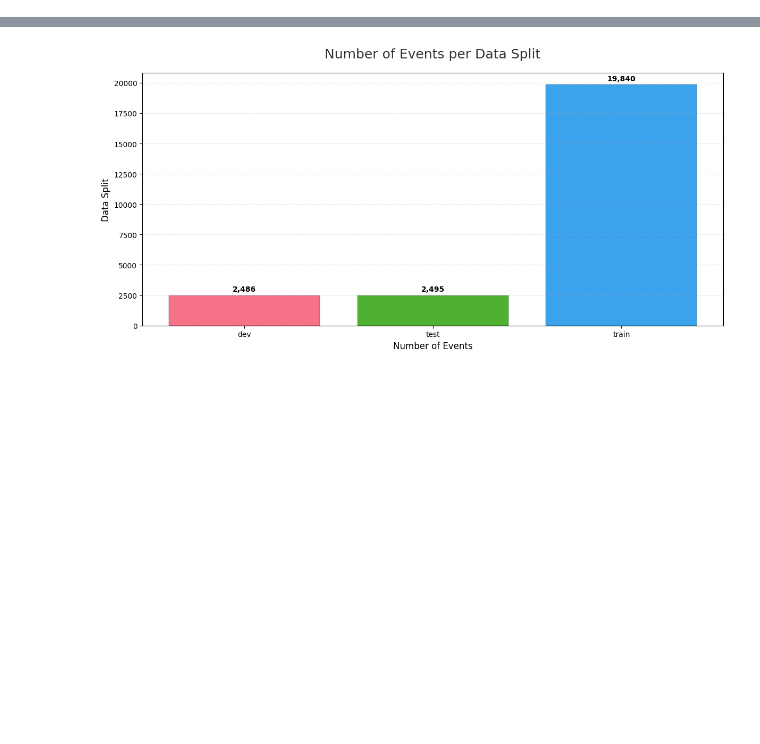
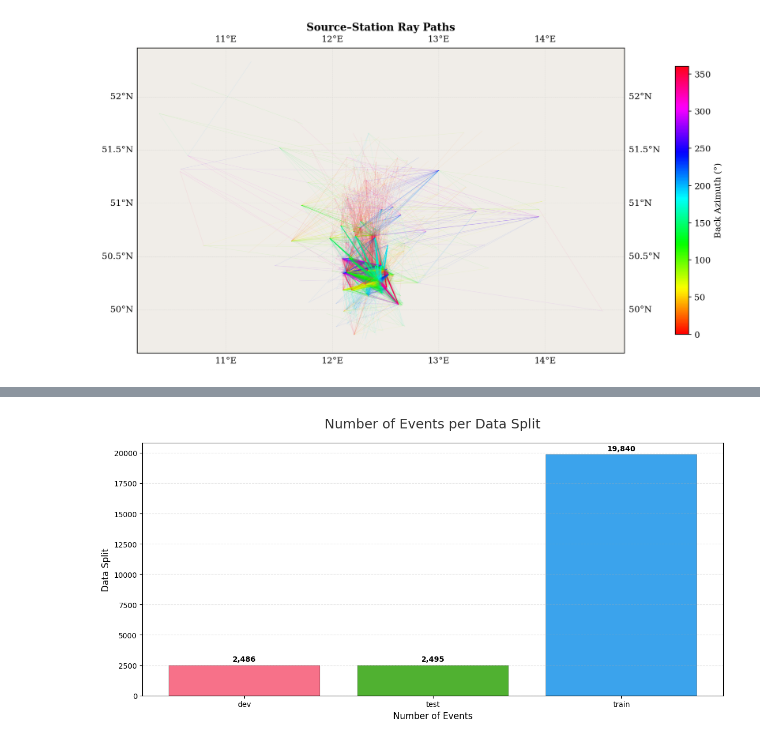
Before and after one commit to KhuzaimahAziz/thesis_seismology, a Jupyter notebook: initial_analysis.ipynb, the cells around one changed output, grey strips where cells are left out. Drawn from its saved outputs; the diff is of its cells as text; code cells hidden in the pictures; blank space fills up the shorter version.

```diff
--- a/initial_analysis.ipynb
+++ b/initial_analysis.ipynb
@@ -178,0 +202,38 @@ def plot_bar(
+# %%
+def plot_ray_paths(df, max_paths, save_path):
+    """
+    Draw source-to-station ray paths, coloured by back-azimuth.
+    Subsample for readability.
+    """
+    sub = df.sample(min(max_paths, len(df)), random_state=42)
+
+    fig = plt.figure(figsize=(12, 7))
+    ax = fig.add_subplot(1, 1, 1, projection=ccrs.PlateCarree())
+    ax.add_feature(cfeature.LAND,  facecolor="#f0ede8")
+    ax.add_feature(cfeature.OCEAN, facecolor="#d6e8f0")
+    ax.add_feature(cfeature.COASTLINE, linewidth=0.4, edgecolor="0.3")
+
+    norm = Normalize(0, 360)
+    cmap = cm.get_cmap("hsv")
+    for _, row in sub.iterrows():
+        color = cmap(norm(row["path_back_azimuth_deg"]))
+        ax.plot(
+            [row["source_longitude_deg"], row["station_longitude_deg"]],
+            [row["source_latitude_deg"],  row["station_latitude_deg"]],
+            color=color, alpha=0.08, linewidth=0.5,
+            transform=ccrs.PlateCarree(),
+        )
+
+    sm = plt.cm.ScalarMappable(cmap="hsv", norm=norm)
+    sm.set_array([])
+    cbar = plt.colorbar(sm, ax=ax, pad=0.08, shrink=0.7)
+    cbar.set_label("Back Azimuth (°)")
+    ax.set_title("Source–Station Ray Paths", fontweight="bold")
+    ax.gridlines(draw_labels=True, linewidth=0.3, alpha=0.4, linestyle="--")
+    plt.tight_layout()
+    plt.savefig(save_path)
+    plt.show()
+# %%
+plot_ray_paths(metadata, max_paths=24000, save_path="plots/raypaths.png")
+# %% [output]
+[figure, added]
```
Also changed, not shown: parts of 47 cells of this notebook, 3 other files.
